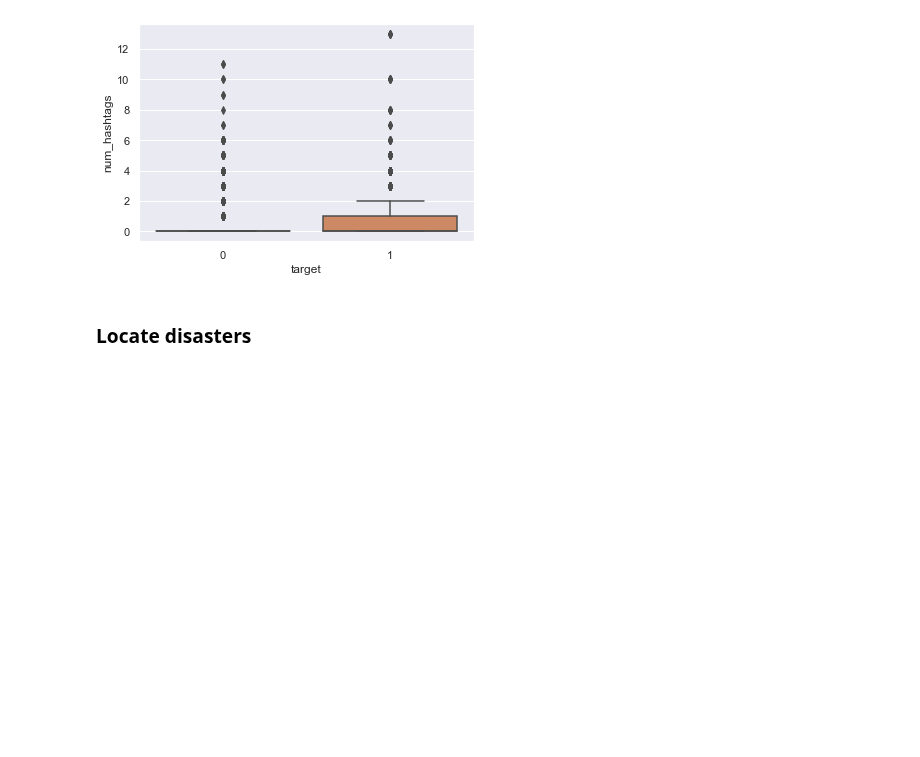
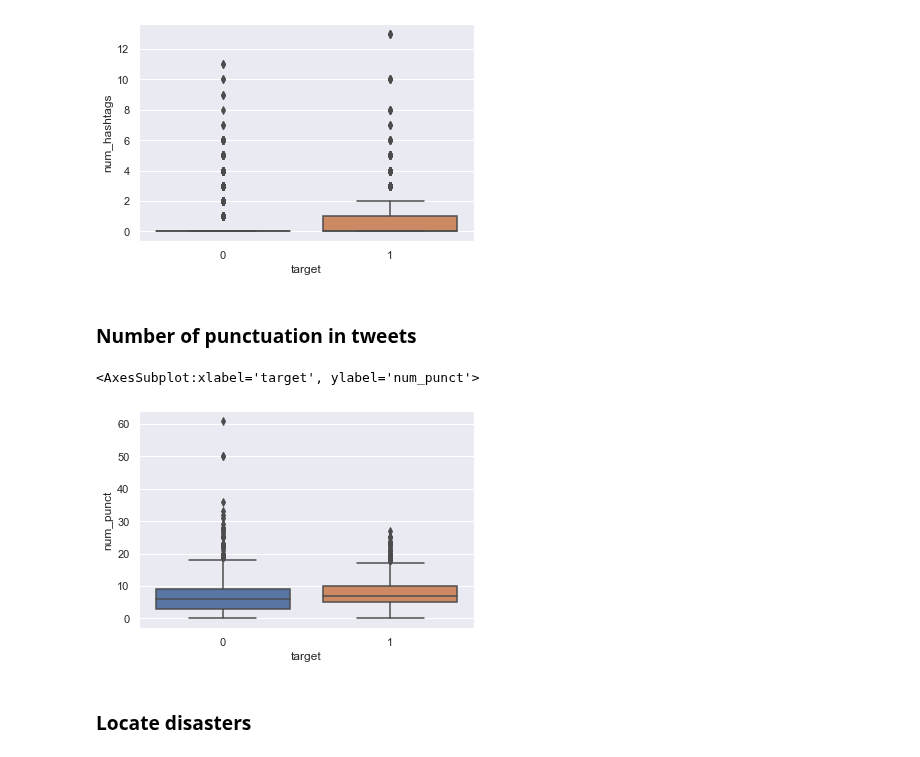
Before and after one commit to loicrouillermonay/DMML2020_Rolex, a Jupyter notebook: code/DMML2020_Rolex.ipynb, the cells around one changed output. Cells and saved outputs as stored; diff of their text form; code cells hidden in the pictures; blank space fills up the shorter version.

```diff
--- a/code/DMML2020_Rolex.ipynb
+++ b/code/DMML2020_Rolex.ipynb
@@ -202,6 +198,25 @@ sns.boxplot(x='target', y='num_hashtags', data=train)
 # %% [output]
 <AxesSubplot:xlabel='target', ylabel='num_hashtags'>
 [figure]
+# %% [markdown]
+### Number of punctuation in tweets
+# %%
+punctuations = string.punctuation
+
+def count_punctuation(text):
+    count = 0
+    for r in text:
+        if r in punctuations:
+            count += 1
+    return count
+# %%
+train['num_punct'] = train['text'].apply(lambda x: count_punctuation(x))
+test['num_punct'] = test['text'].apply(lambda x: count_punctuation(x))
+# %%
+sns.boxplot(x='target', y='num_punct', data=train)
+# %% [output]
+<AxesSubplot:xlabel='target', ylabel='num_punct'>
+[figure, added]
 # %% [markdown]
 ### Locate disasters
 # %%
```
Also changed, not shown: parts of 23 cells of this notebook.
